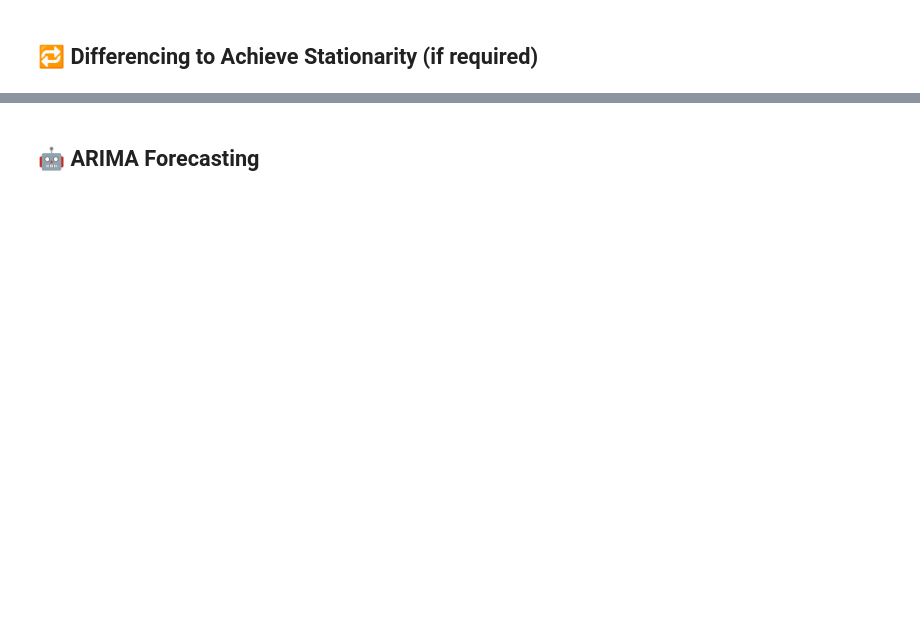
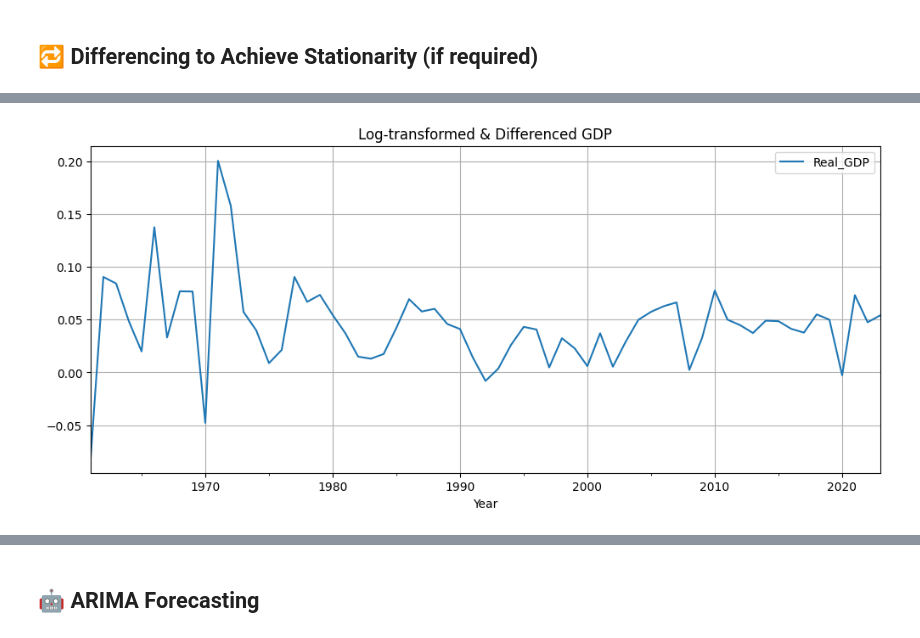
Before and after one commit to SumByron/Timesries-Capstone, a Jupyter notebook: Improved_GDP_Forecasting_Notebook.ipynb, the cells around one changed output, grey strips where cells are left out. Cells and saved outputs as stored; diff of their text form; code cells hidden in the pictures; blank space fills up the shorter version.

```diff
--- a/Improved_GDP_Forecasting_Notebook.ipynb
+++ b/Improved_GDP_Forecasting_Notebook.ipynb
@@ -60,0 +79,12 @@ plt.show()
+# %%
+# Step 1: Log transform (only if your data is all positive)
+df_log = np.log(df)
+
+# Step 2: First-order differencing of the log-transformed data
+df_log_diff = df_log.diff().dropna()
+
+# Plot
+df_log_diff.plot(figsize=(12, 5), title='Log-transformed & Differenced GDP')
+plt.grid(True)
+plt.show()
+# %% [output]
@@ -60,0 +92 @@ plt.show()
+[figure, added]
```
Also changed, not shown: parts of 7 cells of this notebook.
